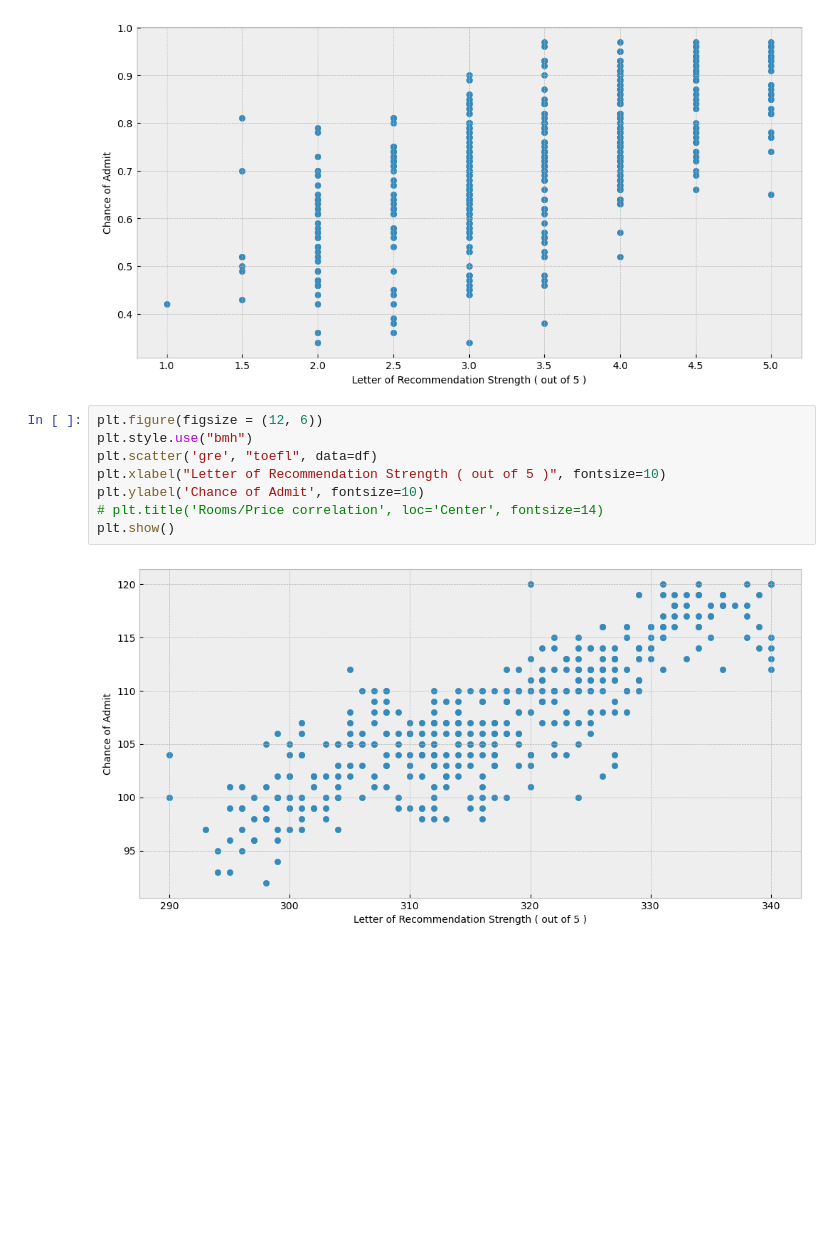
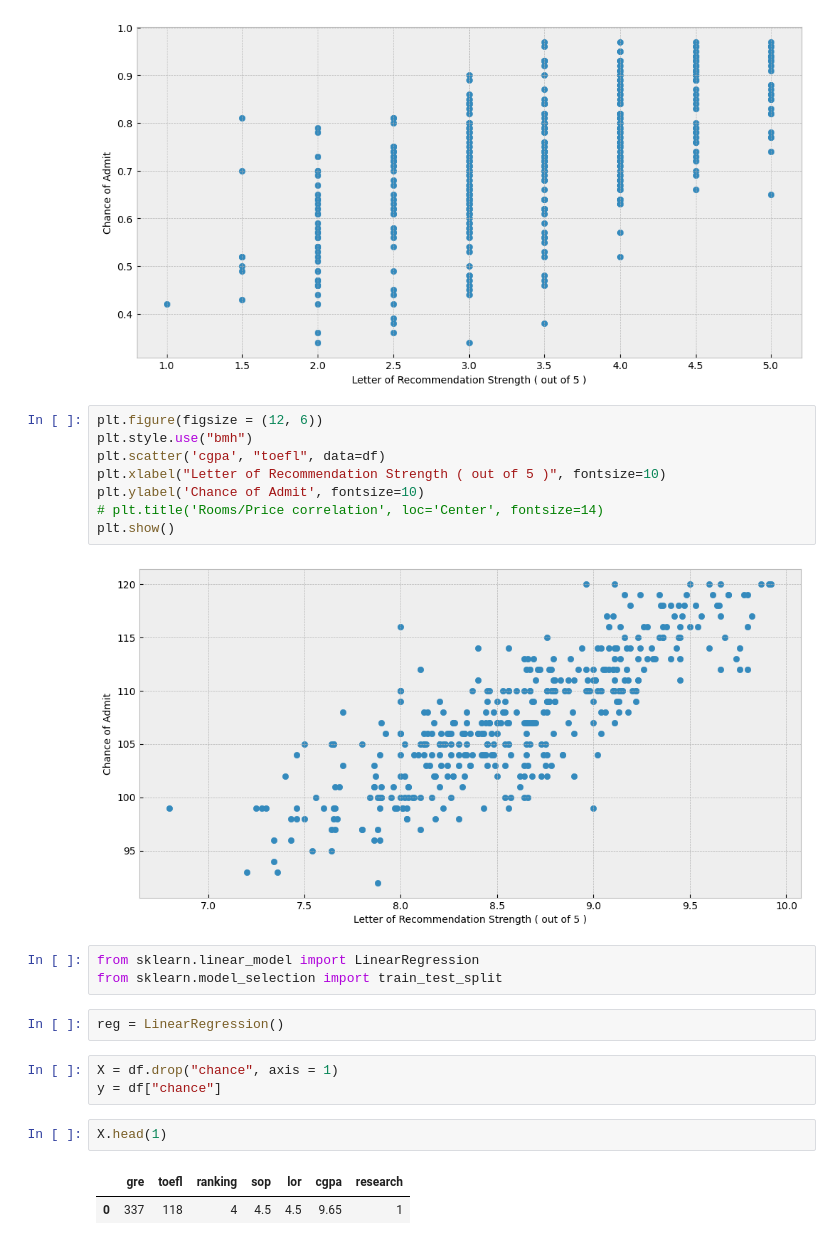
Before and after one commit to yahorlahunovich/data-science-portfolio, a Jupyter notebook: graduate-admission/graduate.ipynb, the cells around one changed output. Drawn from its saved outputs; the diff is of its cells as text; blank space fills up the shorter version.

```diff
--- a/graduate-admission/graduate.ipynb
+++ b/graduate-admission/graduate.ipynb
@@ -105,10 +105,23 @@ plt.show()
 # %%
 plt.figure(figsize = (12, 6))
 plt.style.use("bmh")
-plt.scatter('gre', "toefl", data=df)
+plt.scatter('cgpa', "toefl", data=df)
 plt.xlabel("Letter of Recommendation Strength ( out of 5 )", fontsize=10)
 plt.ylabel('Chance of Admit', fontsize=10)
 # plt.title('Rooms/Price correlation', loc='Center', fontsize=14)
 plt.show()
 # %% [output]
-[figure, old version]
+[figure, new version]
+# %%
+from sklearn.linear_model import LinearRegression
+from sklearn.model_selection import train_test_split
+# %%
+reg = LinearRegression()
+# %%
+X = df.drop("chance", axis = 1)
+y = df["chance"]
+# %%
+X.head(1)
+# %% [output]
+|  | gre | toefl | ranking | sop | lor | cgpa | research |
+| 0 | 337 | 118 | 4 | 4.5 | 4.5 | 9.65 | 1 |
```
Also changed, not shown: parts of 8 cells of this notebook, 15 other files.
